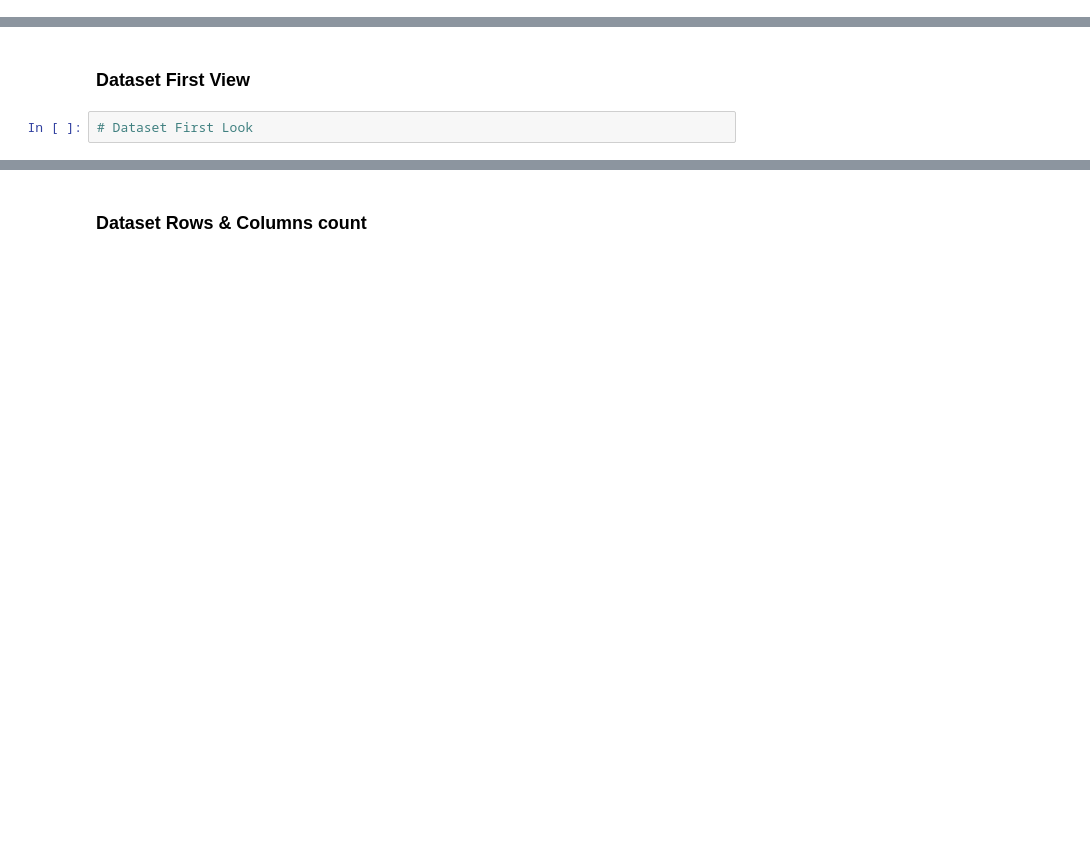
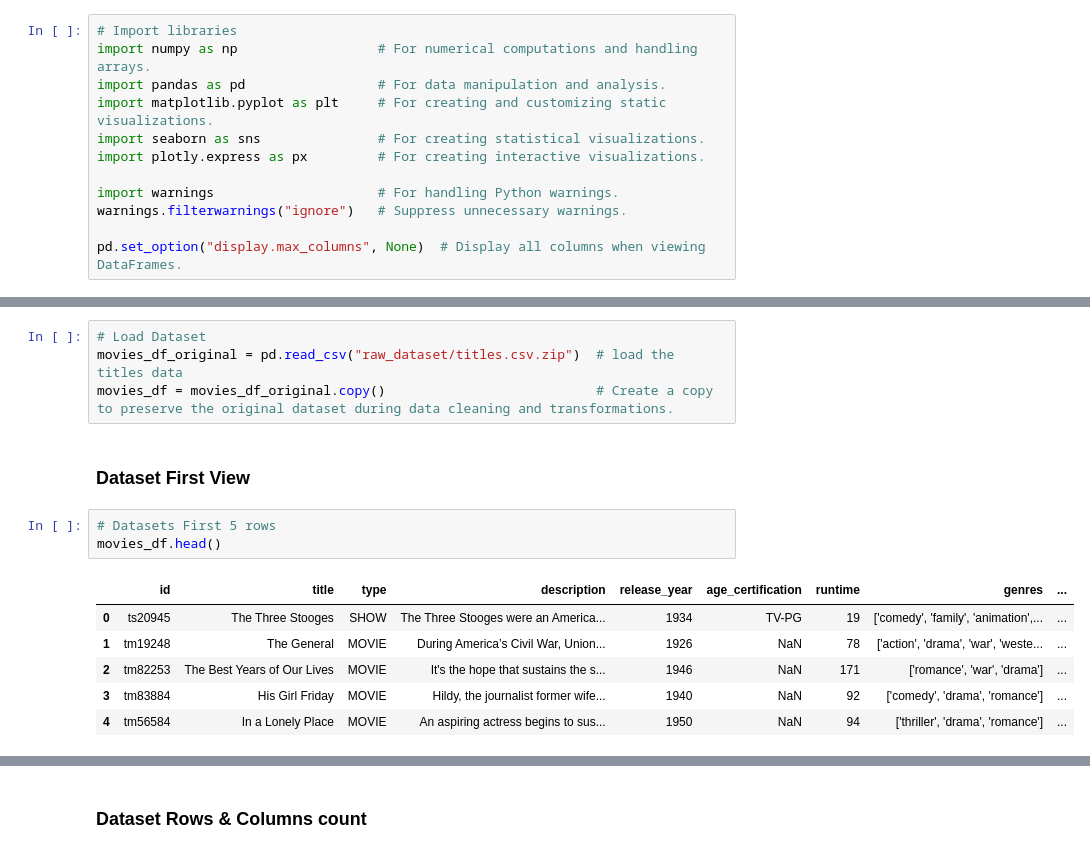
Before and after one commit to Ankush432-cloud/Amazon_Prime_TV_Shows_and_Movies_EDA_Project, a Jupyter notebook: Amazon_Prime_TV_Shows_and_Movies_EDA.ipynb, the cells around one changed output, grey strips where cells are left out. Drawn from its saved outputs; the diff is of its cells as text; blank space fills up the shorter version.

Commit message:
did the first step to clean data like 'know you data'

```diff
--- a/Amazon_Prime_TV_Shows_and_Movies_EDA.ipynb
+++ b/Amazon_Prime_TV_Shows_and_Movies_EDA.ipynb
@@ -67,2 +65,14 @@ M - Multivariate Analysis
+# %%
+# Import libraries
+import numpy as np                  # For numerical computations and handling arrays.
+import pandas as pd                 # For data manipulation and analysis.
+import matplotlib.pyplot as plt     # For creating and customizing static visualizations.
+import seaborn as sns               # For creating statistical visualizations.
+import plotly.express as px         # For creating interactive visualizations.
+
+import warnings                     # For handling Python warnings.
+warnings.filterwarnings("ignore")   # Suppress unnecessary warnings.
+
+pd.set_option("display.max_columns", None)  # Display all columns when viewing DataFrames.
 # %% [markdown]
 ### Dataset Loading
@@ -71,4 +79,16 @@ M - Multivariate Analysis
+# %%
+# Load Dataset
+movies_df_original = pd.read_csv("raw_dataset/titles.csv.zip")  # load the titles data
+movies_df = movies_df_original.copy()                           # Create a copy to preserve the original dataset during data cleaning and transformations.
 # %% [markdown]
 ### Dataset First View
-# %%
-# Dataset First Look
+# %%
+# Datasets First 5 rows
+movies_df.head()
+# %% [output]
+|  | id | title | type | description | release_year | age_certification | runtime | genres | ... |
+| 0 | ts20945 | The Three Stooges | SHOW | The Three Stooges were an America... | 1934 | TV-PG | 19 | ['comedy', 'family', 'animation',... | ... |
+| 1 | tm19248 | The General | MOVIE | During America’s Civil War, Union... | 1926 | NaN | 78 | ['action', 'drama', 'war', 'weste... | ... |
+| 2 | tm82253 | The Best Years of Our Lives | MOVIE | It's the hope that sustains the s... | 1946 | NaN | 171 | ['romance', 'war', 'drama'] | ... |
+| 3 | tm83884 | His Girl Friday | MOVIE | Hildy, the journalist former wife... | 1940 | NaN | 92 | ['comedy', 'drama', 'romance'] | ... |
+| 4 | tm56584 | In a Lonely Place | MOVIE | An aspiring actress begins to sus... | 1950 | NaN | 94 | ['thriller', 'drama', 'romance'] | ... |
```
Also changed, not shown: parts of 10 cells of this notebook.
